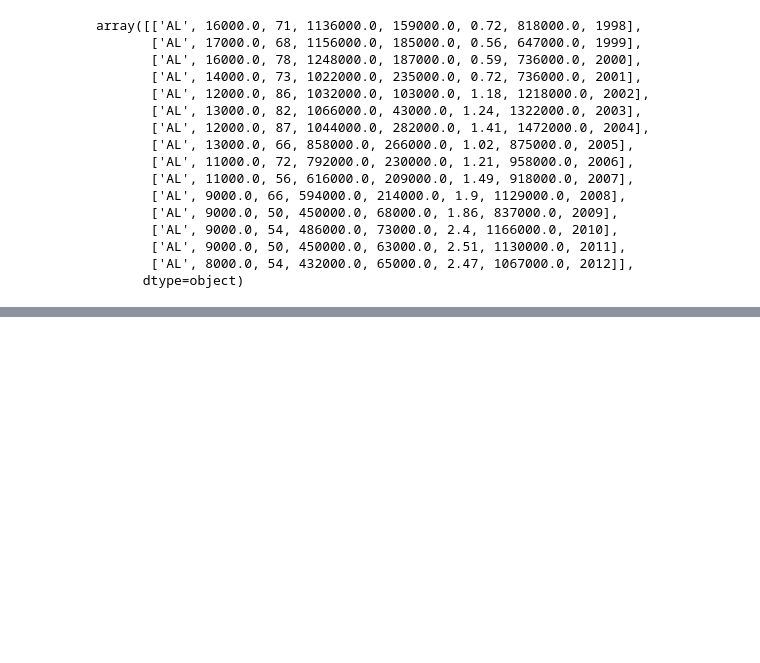
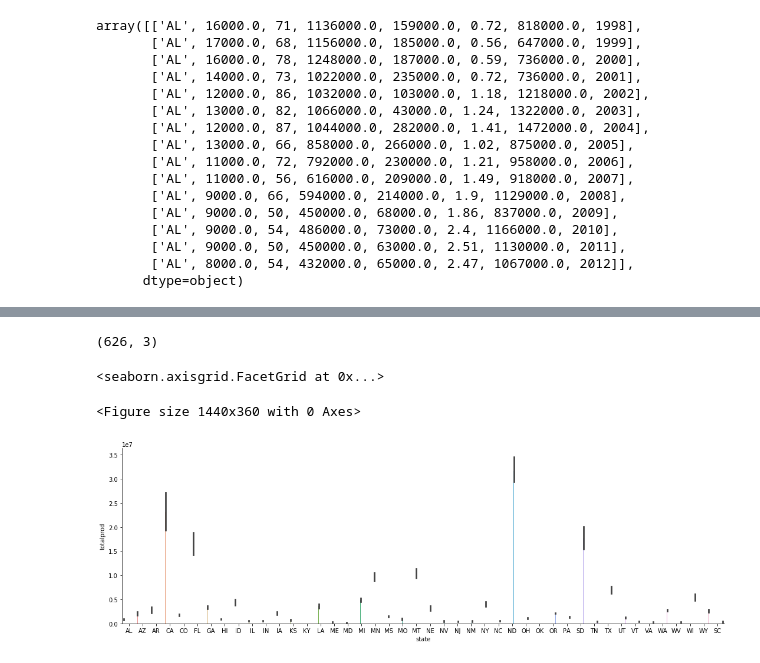
Before and after one commit to yadav-vikas/Kaggle, a Jupyter notebook: Honey_production/Honey-production-S3.ipynb, the cells around one changed output, grey strips where cells are left out. Drawn from its saved outputs; the diff is of its cells as text; code cells hidden in the pictures; blank space fills up the shorter version.

```diff
--- a/Honey_production/Honey-production-S3.ipynb
+++ b/Honey_production/Honey-production-S3.ipynb
@@ -147,0 +163,4 @@ TypeError: 'data' must be pandas DataFrame object, not: <class 'pandas.core.grou
+# %%
+production = pd.DataFrame([df.state,df.totalprod,df.year]).transpose()
+
+production.head()
@@ -147,0 +174,11 @@ TypeError: 'data' must be pandas DataFrame object, not: <class 'pandas.core.grou
+# %%
+production.shape
+# %% [output]
+(626, 3)
+# %%
+plt.figure(figsize=(20,5))
+sns.catplot(data=production,x='state',y='totalprod',hue='state',kind='bar',height=5,aspect=3)
+# %% [output]
+<seaborn.axisgrid.FacetGrid at 0x...>
+<Figure size 1440x360 with 0 Axes>
+[figure, added]
```
Also changed, not shown: parts of 13 cells of this notebook.
